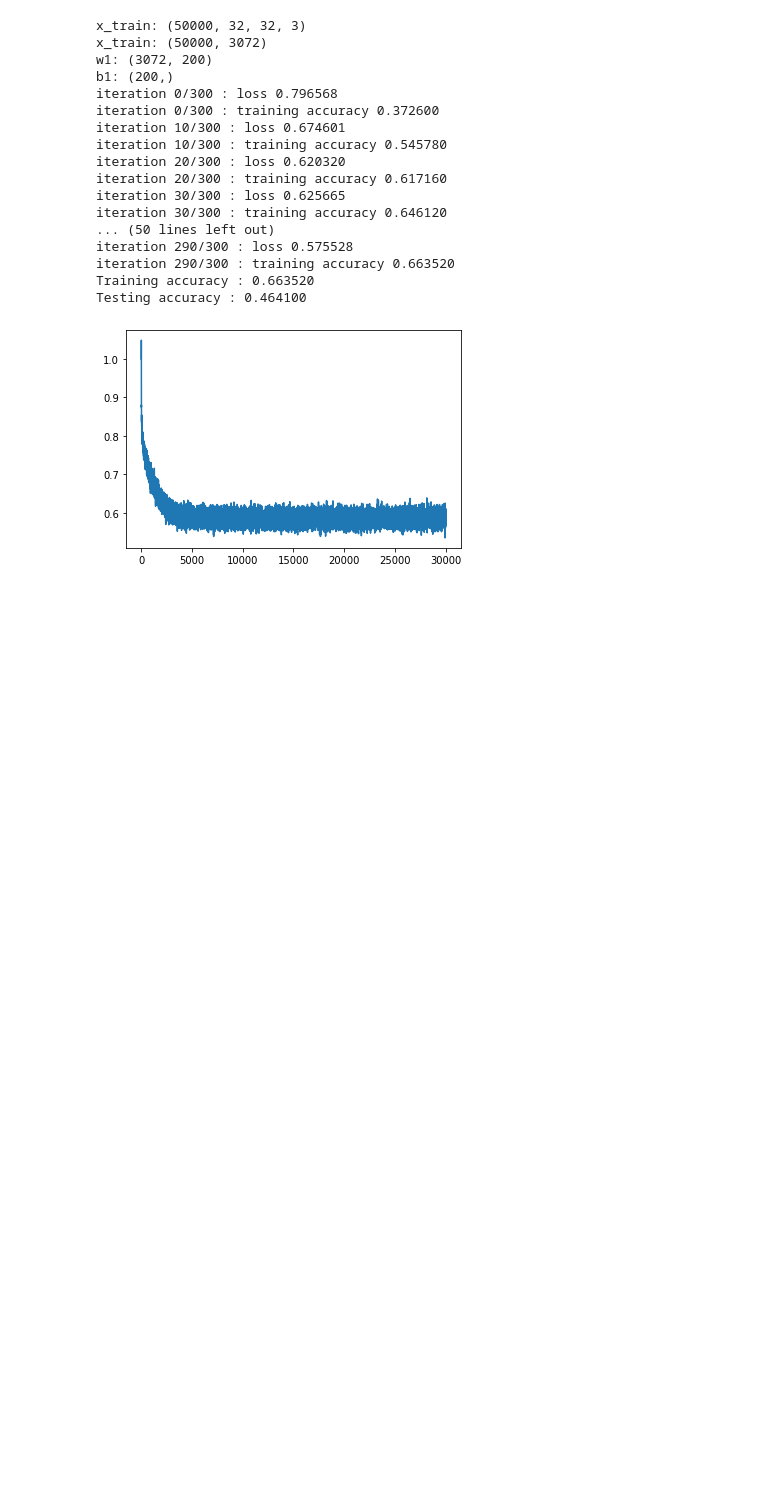
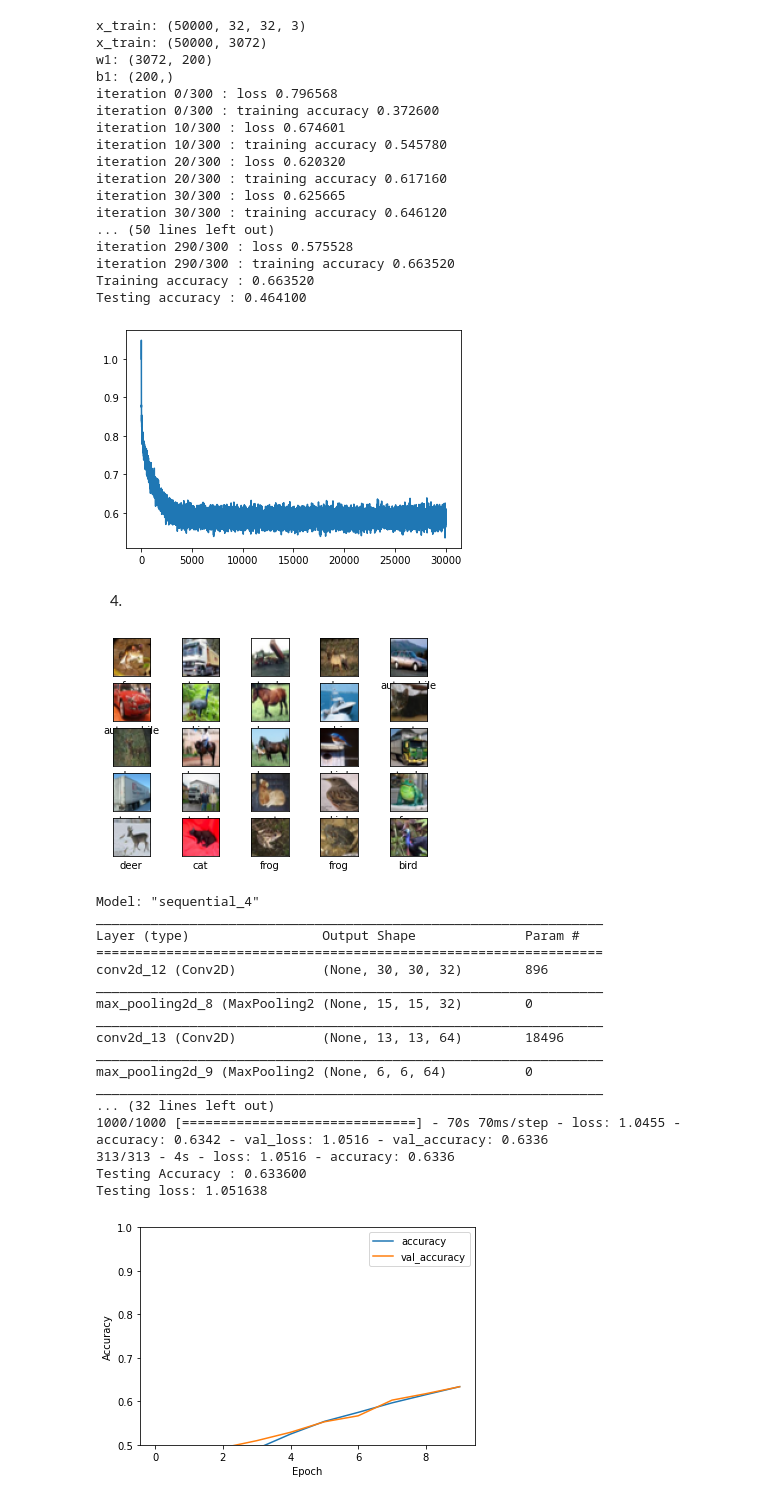
Before and after one commit to Subeska/Image-processing-, a Jupyter notebook: Assignment4.ipynb, the cells around one changed output. Drawn from its saved outputs; the diff is of its cells as text; code cells hidden in the pictures; blank space fills up the shorter version.

```diff
--- a/Assignment4.ipynb
+++ b/Assignment4.ipynb
@@ -343,3 +343,78 @@ iteration 290/300 : training accuracy 0.663520
 Training accuracy : 0.663520
 Testing accuracy : 0.464100
 [figure]
+# %% [markdown]
+4.
+# %%
+import matplotlib.pyplot as plt
+%matplotlib inline
+#%load_ext_tensorboard
+import tensorflow as tf
+from tensorflow.keras import datasets, layers, models
+import datetime
+from tensorflow import keras
+import numpy as np
+
+(x_train, y_train), (x_test, y_test) = keras.datasets.cifar10.load_data()
+x_train, x_test = x_train / 255.0, x_test / 255.0
+
+Names= ['airplane', 'automobile', 'bird', 'cat', 'deer','dog', 'frog', 'horse', 'ship', 'truck']
+
+for i in range(25):
+    plt.subplot(5,5,i+1)
+    plt.xticks([])
+    plt.yticks([])
+    plt.grid(False)
+    plt.imshow(x_train[i], cmap=plt.cm.binary)
+    # The CIFAR labels happen to be arrays,
+    # which is why you need the extra index
+    plt.xlabel(Names[y_train[i][0]])
+plt.show()
+
+m = models.Sequential()
+m.add(layers.Conv2D(32, (3, 3), activation='relu', input_shape=(32, 32, 3)))
+m.add(layers.MaxPooling2D((2, 2)))
+m.add(layers.Conv2D(64, (3, 3), activation='relu'))
+m.add(layers.MaxPooling2D((2, 2)))
+m.add(layers.Conv2D(64, (3, 3), activation='relu'))
+m.add(layers.Flatten())
+m.add(layers.Dense(64, activation='relu'))
+m.add(layers.Dense(10))
+print(m.summary())
+
+o= tf.keras.optimizers.SGD(learning_rate=0.01,momentum=0.3)
+m.compile(optimizer=o,loss=tf.keras.losses.SparseCategoricalCrossentropy(from_logits=True),
+                metrics=['accuracy'])
+
+history= m.fit(x_train, y_train, epochs=10,batch_size=50,validation_data=(x_test, y_test))
+
+plt.plot(history.history['accuracy'], label='accuracy')
+plt.plot(history.history['val_accuracy'], label = 'val_accuracy')
+plt.xlabel('Epoch')
+plt.ylabel('Accuracy')
+plt.ylim([0.5, 1])
+plt.legend(loc='upper right')
+
+test_loss, a = m.evaluate(x_test,y_test, verbose=2)
+print('Testing Accuracy : %f'% (a))
+print('Testing loss: %f'% (test_loss))
+# %% [output]
+[figure, added]
+Model: "sequential_4"
+_________________________________________________________________
+Layer (type)                 Output Shape              Param #
+=================================================================
+conv2d_12 (Conv2D)           (None, 30, 30, 32)        896
+_________________________________________________________________
+max_pooling2d_8 (MaxPooling2 (None, 15, 15, 32)        0
+_________________________________________________________________
+conv2d_13 (Conv2D)           (None, 13, 13, 64)        18496
+_________________________________________________________________
+max_pooling2d_9 (MaxPooling2 (None, 6, 6, 64)          0
+_________________________________________________________________
+... (32 lines left out)
+1000/1000 [==============================] - 70s 70ms/step - loss: 1.0455 - accuracy: 0.6342 - val_loss: 1.0516 - val_accuracy: 0.6336
+313/313 - 4s - loss: 1.0516 - accuracy: 0.6336
+Testing Accuracy : 0.633600
+Testing loss: 1.051638
+[figure, added]
```
